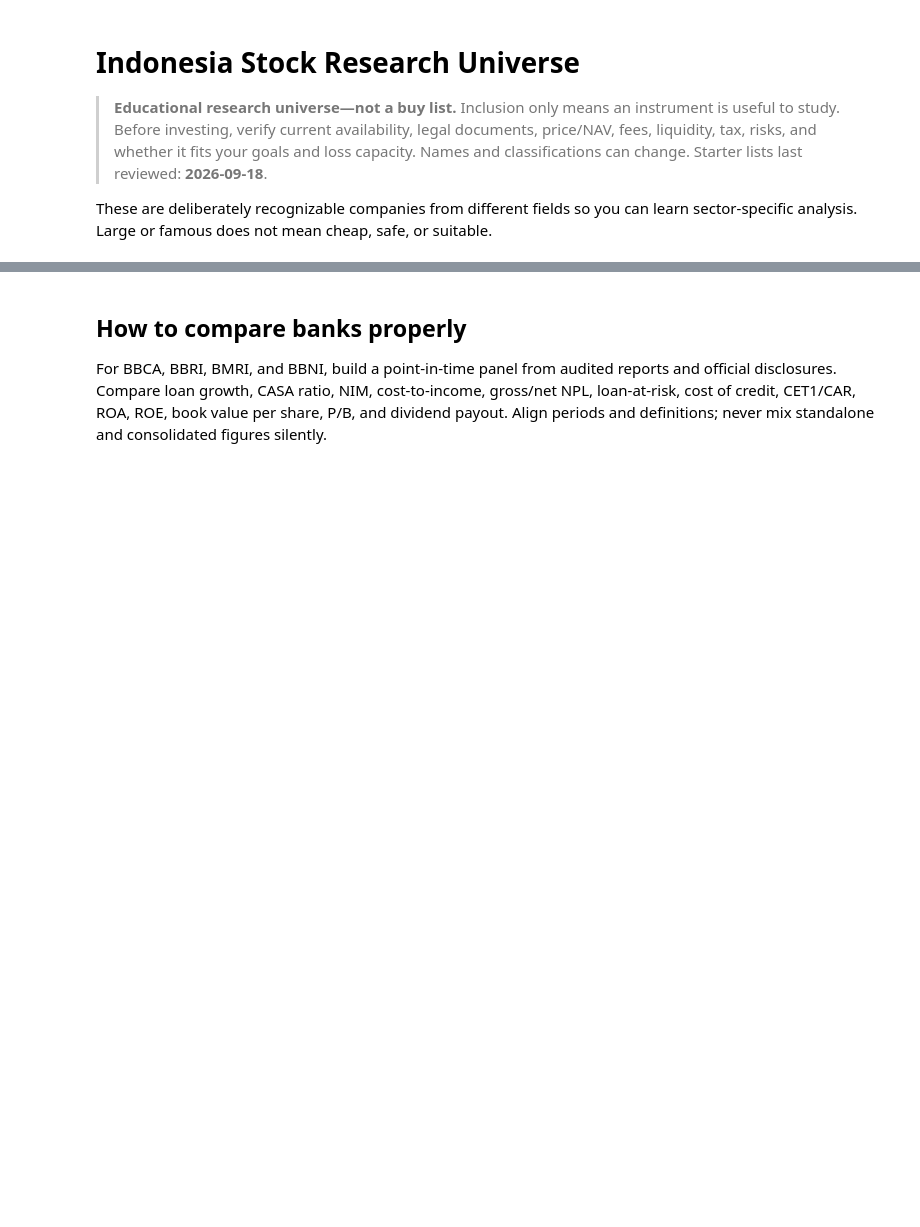
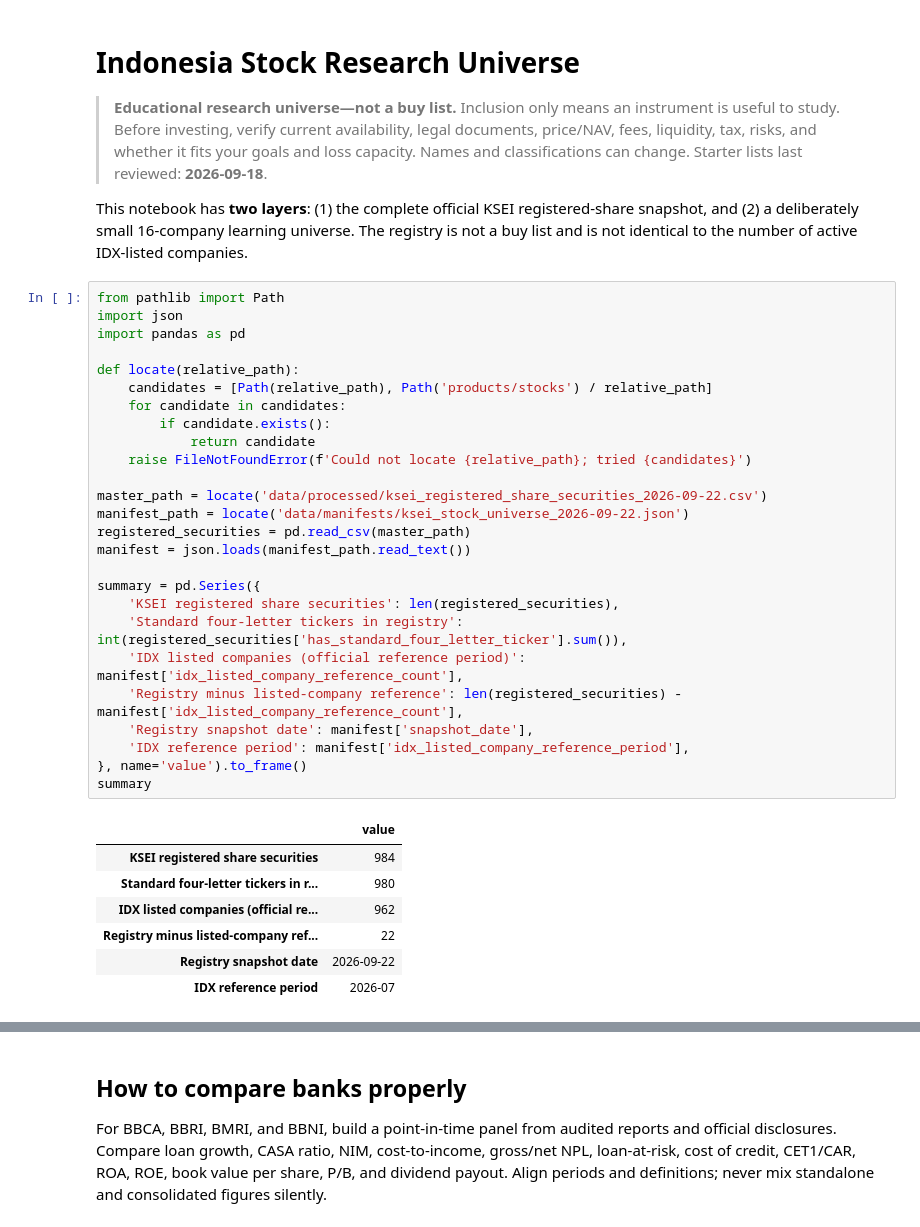
Before and after one commit to tebenia/financial, a Jupyter notebook: products/stocks/05_indonesia_stock_universe.ipynb, the cells around one changed output, grey strips where cells are left out. Saved outputs shown, nothing was run; the diff lists cells and outputs as text; blank space fills up the shorter version.

```diff
--- a/products/stocks/05_indonesia_stock_universe.ipynb
+++ b/products/stocks/05_indonesia_stock_universe.ipynb
@@ -3,4 +3,38 @@
 
 > **Educational research universe—not a buy list.** Inclusion only means an instrument is useful to study. Before investing, verify current availability, legal documents, price/NAV, fees, liquidity, tax, risks, and whether it fits your goals and loss capacity. Names and classifications can change. Starter lists last reviewed: **2026-09-18**.
 
-These are deliberately recognizable companies from different fields so you can learn sector-specific analysis. Large or famous does not mean cheap, safe, or suitable.
+This notebook has **two layers**: (1) the complete official KSEI registered-share snapshot, and (2) a deliberately small 16-company learning universe. The registry is not a buy list and is not identical to the number of active IDX-listed companies.
+# %%
+from pathlib import Path
+import json
+import pandas as pd
+
+def locate(relative_path):
+    candidates = [Path(relative_path), Path('products/stocks') / relative_path]
+    for candidate in candidates:
+        if candidate.exists():
+            return candidate
+    raise FileNotFoundError(f'Could not locate {relative_path}; tried {candidates}')
+
+master_path = locate('data/processed/ksei_registered_share_securities_2026-09-22.csv')
+manifest_path = locate('data/manifests/ksei_stock_universe_2026-09-22.json')
+registered_securities = pd.read_csv(master_path)
+manifest = json.loads(manifest_path.read_text())
+
+summary = pd.Series({
+    'KSEI registered share securities': len(registered_securities),
+    'Standard four-letter tickers in registry': int(registered_securities['has_standard_four_letter_ticker'].sum()),
+    'IDX listed companies (official reference period)': manifest['idx_listed_company_reference_count'],
+    'Registry minus listed-company reference': len(registered_securities) - manifest['idx_listed_company_reference_count'],
+    'Registry snapshot date': manifest['snapshot_date'],
+    'IDX reference period': manifest['idx_listed_company_reference_period'],
+}, name='value').to_frame()
+summary
+# %% [output]
+|  | value |
+| KSEI registered share securities | 984 |
+| Standard four-letter tickers in r... | 980 |
+| IDX listed companies (official re... | 962 |
+| Registry minus listed-company ref... | 22 |
+| Registry snapshot date | 2026-09-22 |
+| IDX reference period | 2026-07 |
```
Also changed, not shown: parts of 10 cells of this notebook, 14 other files.
